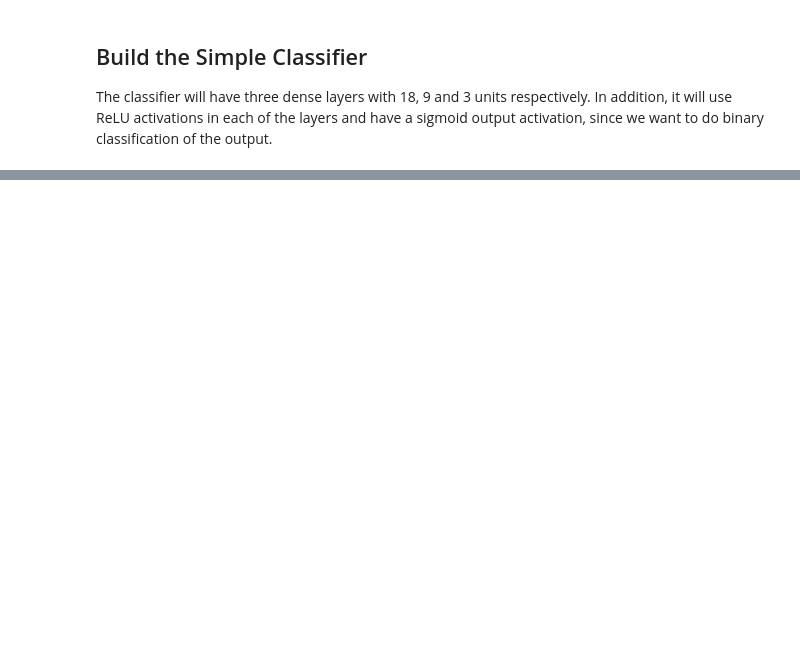
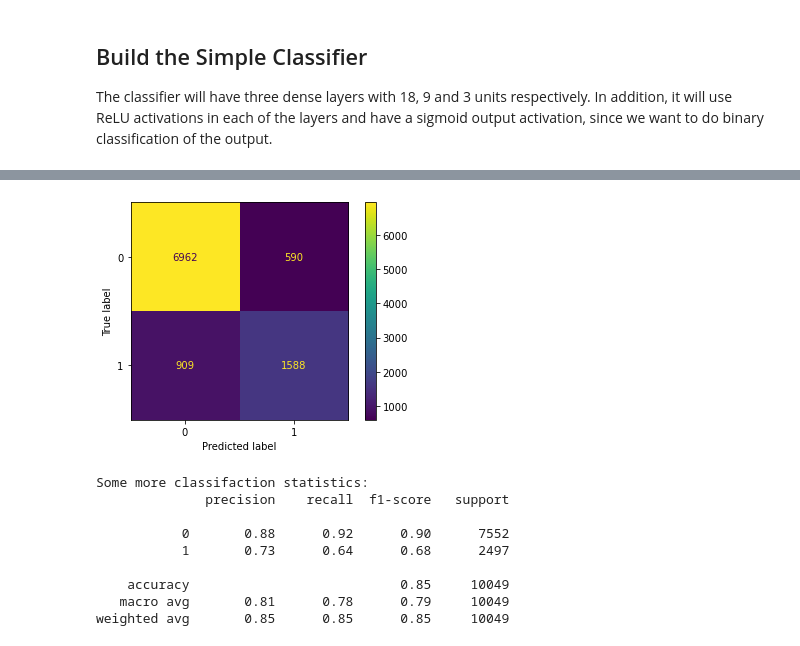
Before and after one commit to alexaoh/tabular-diffusion-for-counterfactuals, a Jupyter notebook: tabular_classifier.ipynb, the cells around one changed output, grey strips where cells are left out. Cells and saved outputs as stored; diff of their text form; code cells hidden in the pictures; blank space fills up the shorter version.

```diff
--- a/tabular_classifier.ipynb
+++ b/tabular_classifier.ipynb
@@ -200,0 +489,23 @@ NameError: name 'train_loader' is not defined
+# %%
+# Confusion matrix.
+labs = list(y_test.values)
+preds = predicted_probs.flatten()
+predicted_classes = list(np.where(preds > 0.5, 1, 0))
+cm = metrics.confusion_matrix(labs, predicted_classes, labels = [0,1])
+conf_mat = metrics.ConfusionMatrixDisplay(confusion_matrix=cm)
+conf_mat.plot()
+plt.show()
+
+print("Some more classifaction statistics:")
+print(metrics.classification_report(labs, predicted_classes, labels = [0,1]))
+# %% [output]
+[figure, added]
+Some more classifaction statistics:
+              precision    recall  f1-score   support
+
+           0       0.88      0.92      0.90      7552
+           1       0.73      0.64      0.68      2497
+
+    accuracy                           0.85     10049
+   macro avg       0.81      0.78      0.79     10049
+weighted avg       0.85      0.85      0.85     10049
```
Also changed, not shown: parts of 22 cells of this notebook, 1 other file.
